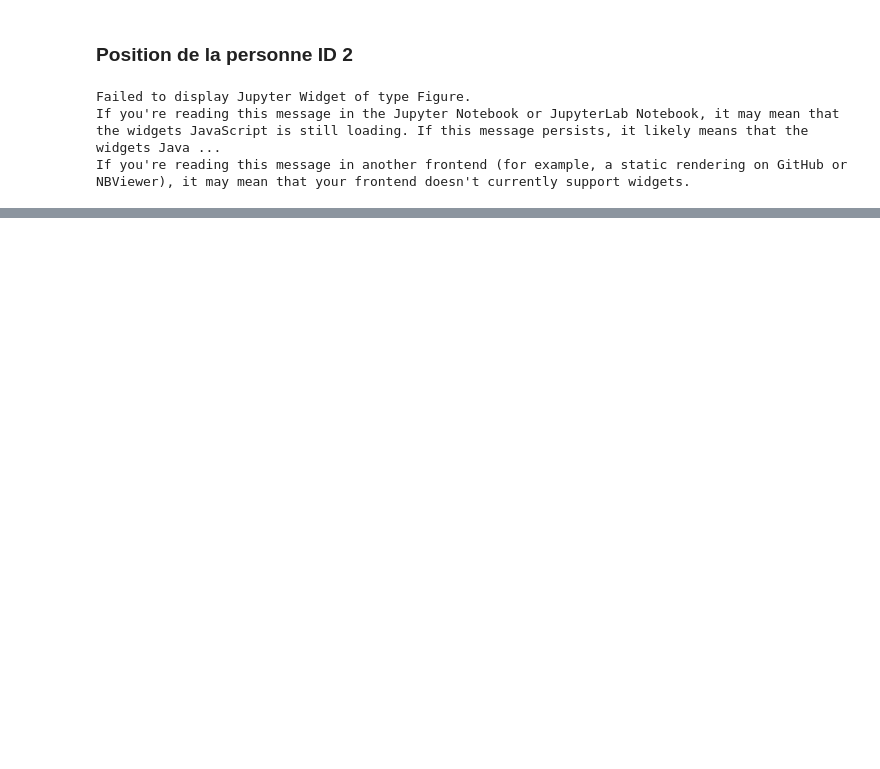
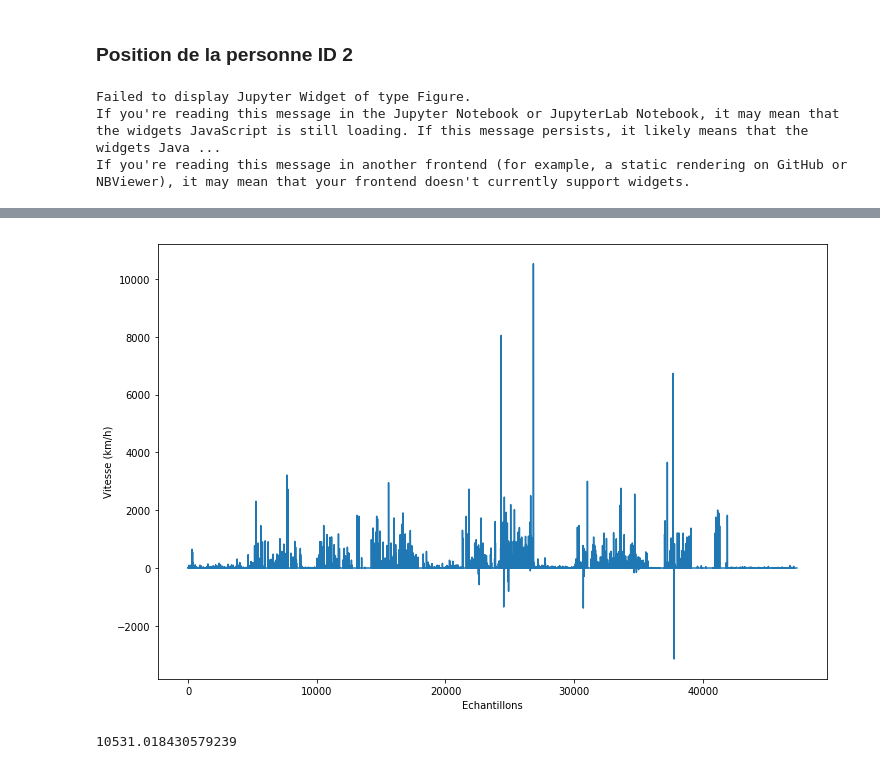
Before and after one commit to AmigoCap/CampusFlow, a Jupyter notebook: PrivamovData.ipynb, the cells around one changed output, grey strips where cells are left out. Drawn from its saved outputs; the diff is of its cells as text; code cells hidden in the pictures; blank space fills up the shorter version.

Commit message:
Traitements basiques comme par exemple la vitesse

```diff
--- a/PrivamovData.ipynb
+++ b/PrivamovData.ipynb
@@ -182,0 +205,18 @@ Sur ces données là il est plus compliqué de conclure, on aperçoit un point d
+# %%
+from geopy.distance import vincenty
+frame1 = frame[frame["Id"] == 1]
+liste = []
+for i in range(1, len(frame1)):
+    deltaT = datetime.strptime(frame.DateTime.iloc[i], '%Y-%m-%d %H:%M:%S.%f') - datetime.strptime(frame.DateTime.iloc[i-1], '%Y-%m-%d %H:%M:%S.%f')
+    if deltaT.total_seconds() == 0:
+        continue
+    #print(deltaT)
+    iterloc1 = (frame1.Latitude.iloc[i], frame1.Longitude.iloc[i])
+    iterloc2 = (frame1.Latitude.iloc[i], frame1.Longitude.iloc[i-1])
+    #print("kilometres "  +str(vincenty(iterloc1, iterloc2).kilometers))
+    #print("metres " + str(vincenty(iterloc1, iterloc2).meters))
+    speed = (vincenty(iterloc1, iterloc2).kilometers) / (deltaT.total_seconds() / 3600)
+    liste.append(speed)
+    #print("vitesse en km/h= " + str(speed))
+
+#print(vincenty(iterloc1, iterloc2).kilometers)
@@ -182,0 +243,11 @@ Sur ces données là il est plus compliqué de conclure, on aperçoit un point d
+# %%
+import matplotlib.pyplot as plt
+plt.figure(figsize=(12,8))
+plt.xlabel('Echantillons')
+plt.ylabel('Vitesse (km/h)')
+plt.plot(liste)
+plt.show()
+max(liste)
+# %% [output]
+[figure, added]
+10531.018430579239
```
Also changed, not shown: parts of 10 cells of this notebook, 6 other files.
